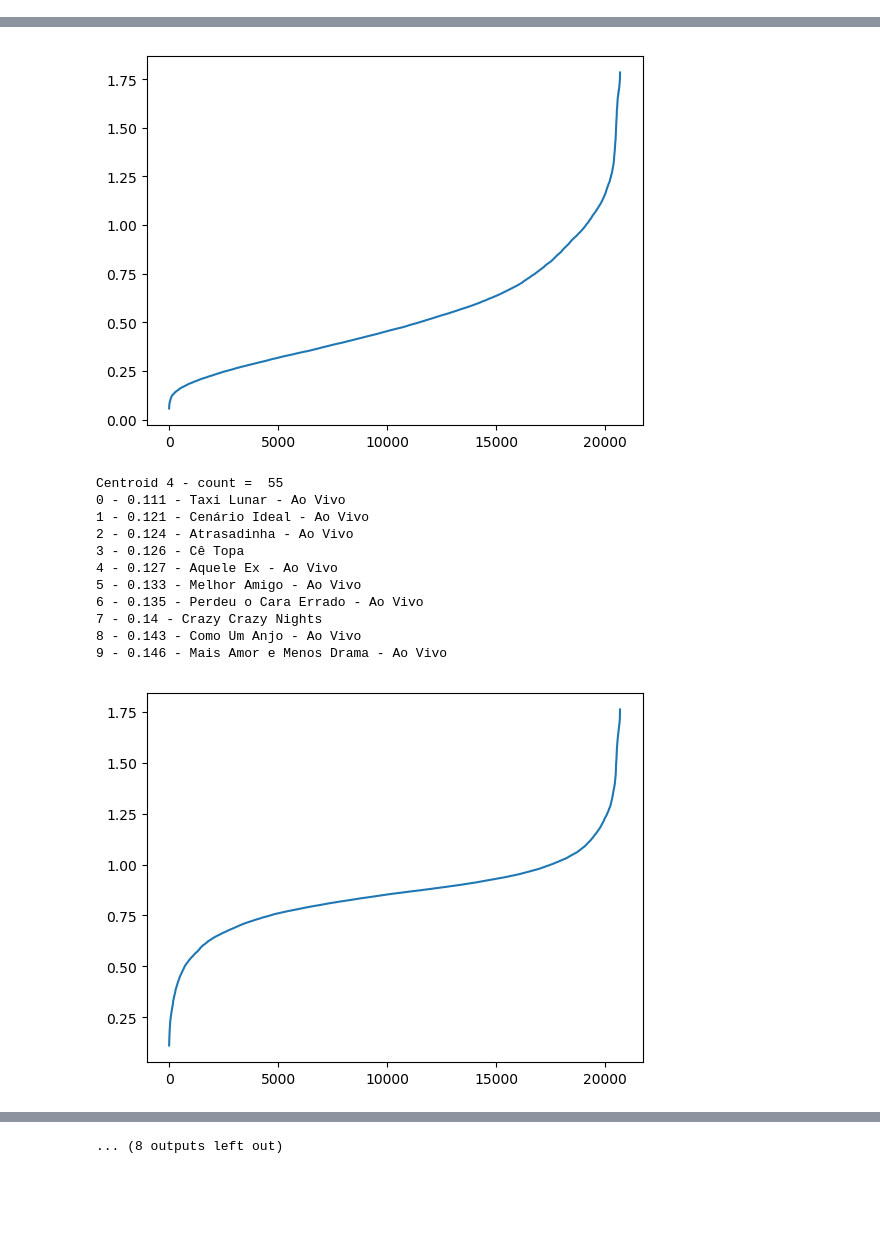
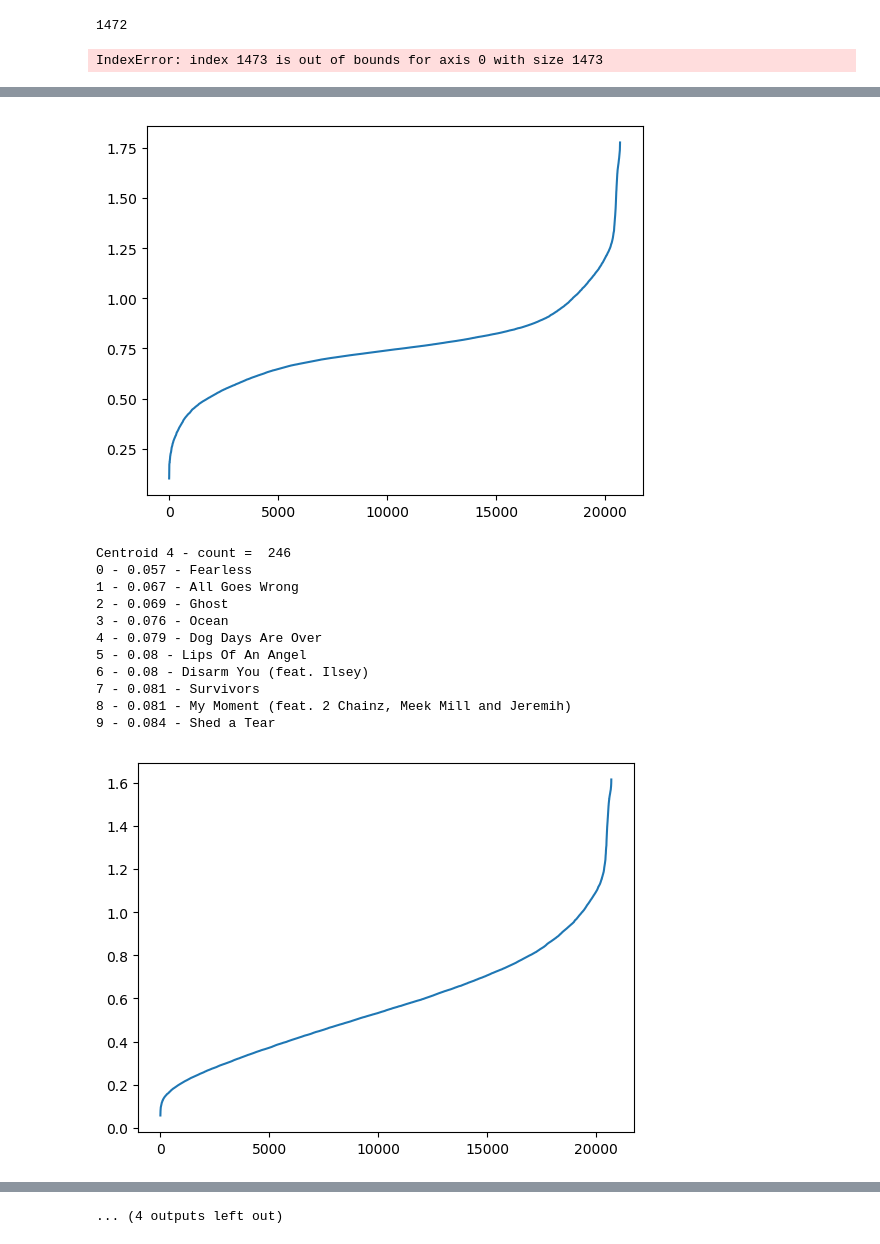
Before and after one commit to GodinhoAriel/MusicRecommendationForGroups, a Jupyter notebook: src/JupyterTestCode/MusicClustering.ipynb, the cells around one changed output, grey strips where cells are left out. Cells and saved outputs as stored; diff of their text form; code cells hidden in the pictures; blank space fills up the shorter version.

Commit message:
Kmeans done.

```diff
--- a/src/JupyterTestCode/MusicClustering.ipynb
+++ b/src/JupyterTestCode/MusicClustering.ipynb
@@ -25,4 +19,0 @@ for item in db.tracks.find({'features' : None}):
-# %%
-db.tracks.count_documents({})
-track = db.tracks.find_one()
-pp.pprint(track)
@@ -117,7 +99,7 @@ plt.show()
 # %%
-def euclidian_distance(pointA, pointB, n=7):
+def euclidian_distance(pointA, pointB):
     distance = 0
-    for i in range(n):
-        distance += (pointA[i] - pointB[i]) ** 2
+    for valA, valB in zip(pointA, pointB):
+        distance += (valA - valB) ** 2
 
     return math.sqrt(distance)
@@ -190,0 +167,10 @@ def k_means(values, k):
+# %%
+def standart_deviation(mean, values):
+    sd_vector = []
+    for i in range(len(mean)):
+        d_sum = 0
+        for value in values:
+            d_sum += (mean[i] - value[i]) ** 2
+        sd = math.sqrt(d_sum / (len(values)-1))
+        sd_vector.append(sd)
+    return sd_vector
@@ -190,0 +224,16 @@ def k_means(values, k):
+# %%
+# plot scatter Kmeans
+min_popularity = 50
+values = extract_features_from_tracks(list(db.tracks.find({'popularity' : {'$gte' : min_popularity}})))
+(centroids, labels, total_distance) = k_means(extract_features_from_tracks(user_tracks), 10)
+colors = 10*['g.', 'r.', 'c.', 'b.', 'k.']
+
+for i in range(len(values)):
+    plt.plot(values[i][0], values[i][1], colors[labels[i]], markersize = 1)
+    print(i, end='\r')
+
+plt.scatter(centroids[:,0], centroids[:,1], marker = 'x', s=150, linewidths=5)
+plt.show()
+# %% [output]
+1472
+IndexError: index 1473 is out of bounds for axis 0 with size 1473
@@ -191,9 +247,15 @@ def k_means(values, k):
 # %%
 min_popularity = 50
-(centroids, labels, total_distance) = k_means(extract_features_from_tracks(user_tracks), 10)
+values = extract_features_from_tracks(user_tracks)
+deviations = []
+(centroids, labels, total_distance) = k_means(values, 8)
 for i in range(len(centroids)):
+    centroid = centroids[i]
+
     print('Centroid', i, '- count = ', list(labels).count(i))
-    centroid = centroids[i]
+    sd = standart_deviation(centroid, [item[0] for item in zip(values, labels) if item[1] == i])
+    deviations.append(sd)
+
     distance_list = []
     for track in db.tracks.find({'popularity' : {"$gte": min_popularity}}):
         item = track['features']
@@ -266,13 +328,13 @@ Centroid 3 - count =  292
-[figure, old version]
+[figure, new version]
-Centroid 4 - count =  55
-0 - 0.111 - Taxi Lunar - Ao Vivo
-1 - 0.121 - Cenário Ideal - Ao Vivo
-2 - 0.124 - Atrasadinha - Ao Vivo
-3 - 0.126 - Cê Topa
-4 - 0.127 - Aquele Ex - Ao Vivo
-5 - 0.133 - Melhor Amigo - Ao Vivo
-6 - 0.135 - Perdeu o Cara Errado - Ao Vivo
-7 - 0.14 - Crazy Crazy Nights
-8 - 0.143 - Como Um Anjo - Ao Vivo
-9 - 0.146 - Mais Amor e Menos Drama - Ao Vivo
+Centroid 4 - count =  246
+0 - 0.057 - Fearless
+1 - 0.067 - All Goes Wrong
+2 - 0.069 - Ghost
+3 - 0.076 - Ocean
+4 - 0.079 - Dog Days Are Over
+5 - 0.08 - Lips Of An Angel
+6 - 0.08 - Disarm You (feat. Ilsey)
+7 - 0.081 - Survivors
+8 - 0.081 - My Moment (feat. 2 Chainz, Meek Mill and Jeremih)
+9 - 0.084 - Shed a Tear
-[figure, old version]
+[figure, new version]
@@ -291 +353 @@ Centroid 5 - count =  245
-... (8 outputs left out)
+... (4 outputs left out)
```
Also changed, not shown: parts of 23 cells of this notebook, 2 other files.
